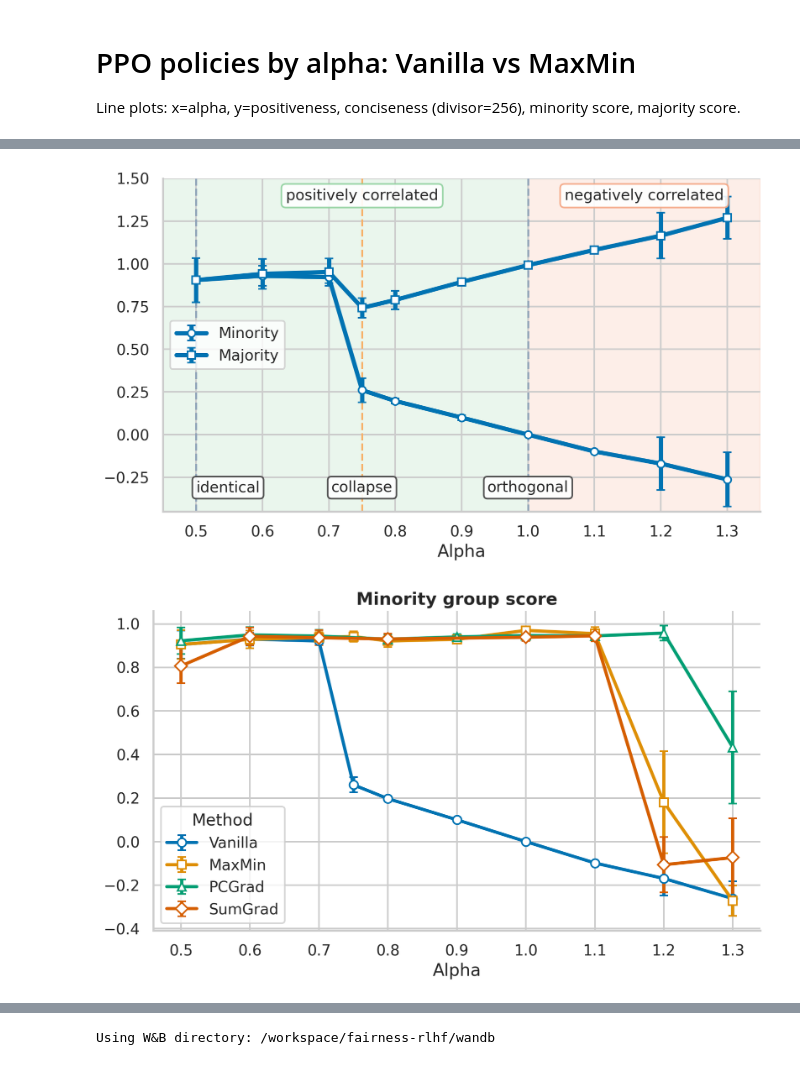
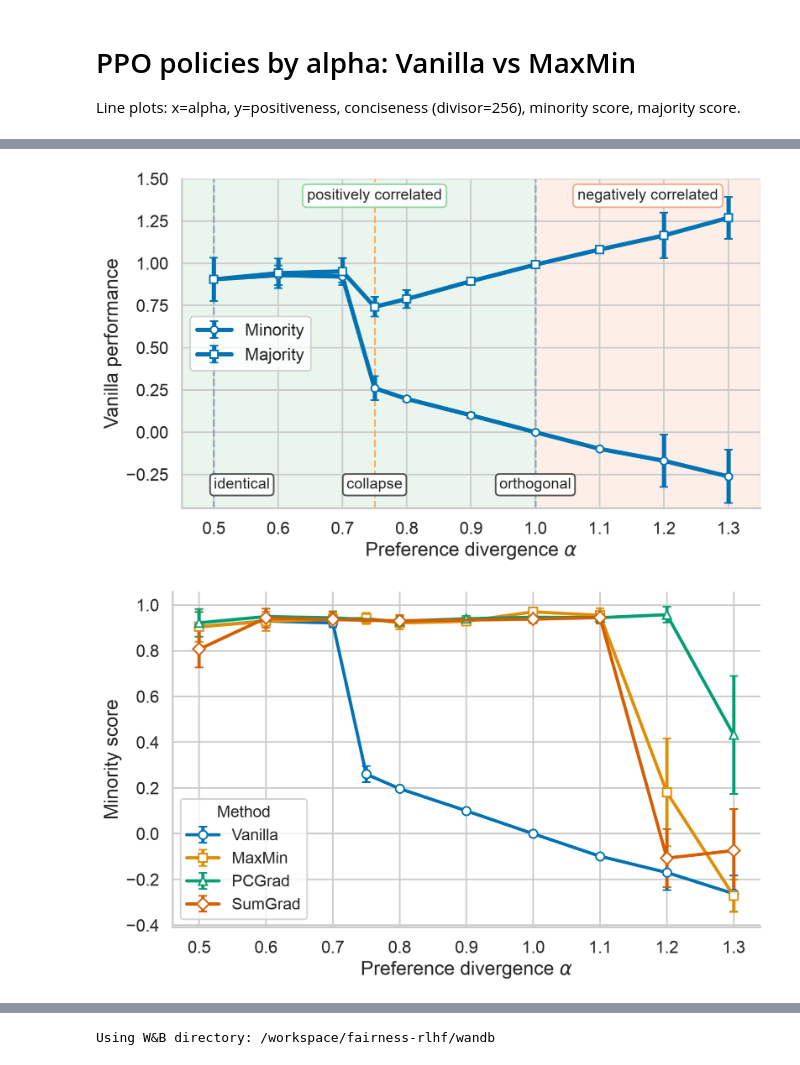
Before and after one commit to MINGXUAN99/fairness-rlhf, a Jupyter notebook: notebooks/analyze_ppo_by_alpha.ipynb, the cells around one changed output, grey strips where cells are left out. Cells and saved outputs as stored; diff of their text form; code cells hidden in the pictures.

```diff
--- a/notebooks/analyze_ppo_by_alpha.ipynb
+++ b/notebooks/analyze_ppo_by_alpha.ipynb
@@ -276,44 +301,45 @@ ax.text(
 ax.set_xlim(0.45, 1.35)
 ax.set_ylim(-0.45, 1.5)
 ax.set_xticks([0.5, 0.6, 0.7, 0.8, 0.9, 1.0, 1.1, 1.2, 1.3])
-ax.tick_params(axis='both', which='major', labelsize=14)
-ax.set_xlabel("Alpha", fontsize=16)
-# ax.set_ylabel("Policy performance")
-ax.legend(frameon=True, loc="center left", ncol=1, fontsize=14)
+ax.tick_params(axis='both', which='major', labelsize=16)
+ax.set_xlabel(r"Preference divergence $\alpha$", fontsize=18)
+ax.set_ylabel("Vanilla performance", fontsize=18)
+ax.legend(frameon=True, loc="center left", ncol=1, fontsize=16)
 sns.despine(ax=ax)
 plt.tight_layout()
 plt.savefig("ppo_by_alpha_vanilla.pdf", format="pdf", bbox_inches="tight", dpi=300)
 plt.show()
 # %% [output]
-[figure, old version]
+[figure, new version]
 # %%
 # Standalone minority score plot
 fig, ax = plt.subplots(figsize=(9, 5.5), dpi=200)
 
 method_labels = {"vanilla": "Vanilla", "maxmin": "MaxMin", "pcgrad": "PCGrad", "sumgrad": "SumGrad"}
 method_markers = {"vanilla": "o", "maxmin": "s", "pcgrad": "^", "sumgrad": "D"}
 
 for method in ["vanilla", "maxmin", "pcgrad", "sumgrad"]:
     sub = df_agg[df_agg["method"] == method].sort_values("alpha")
     if len(sub):
         yerr = 0.5 * sub["minority_score_std"].fillna(0)
         ax.errorbar(
             sub["alpha"], sub["minority_score"], yerr=yerr,
             fmt=f"{method_markers[method]}-", color=METHOD_COLORS[method],
             label=method_labels[method], capsize=4,
             linewidth=3, markersize=8, markerfacecolor="white", markeredgewidth=1.5,
         )
 
-ax.set_xlabel("Alpha", fontsize=16)
-# ax.set_ylabel("Minority score")
-ax.set_title("Minority group score", fontweight="semibold", fontsize=16)
-ax.legend(title="Method", frameon=True)
+ax.set_xlabel(r"Preference divergence $\alpha$", fontsize=18)
+ax.set_ylabel("Minority score", fontsize=18)
+# ax.set_title("Minority group score", fontweight="semibold", fontsize=16)
+ax.legend(title="Method", frameon=True, fontsize=15)
+ax.tick_params(axis="both", which="major", labelsize=16)
 sns.despine(ax=ax)
 plt.tight_layout()
 plt.savefig("../images/with_sumgrad/ppo_by_alpha_minority.pdf", format="pdf", bbox_inches="tight", dpi=300)
 plt.show()
 # %% [output]
-[figure, old version]
+[figure, new version]
 # %%
 # Standalone majority score plot
 fig, ax = plt.subplots(figsize=(9, 5.5), dpi=200)
```
Also changed, not shown: parts of 4 cells of this notebook, 9 other files.
